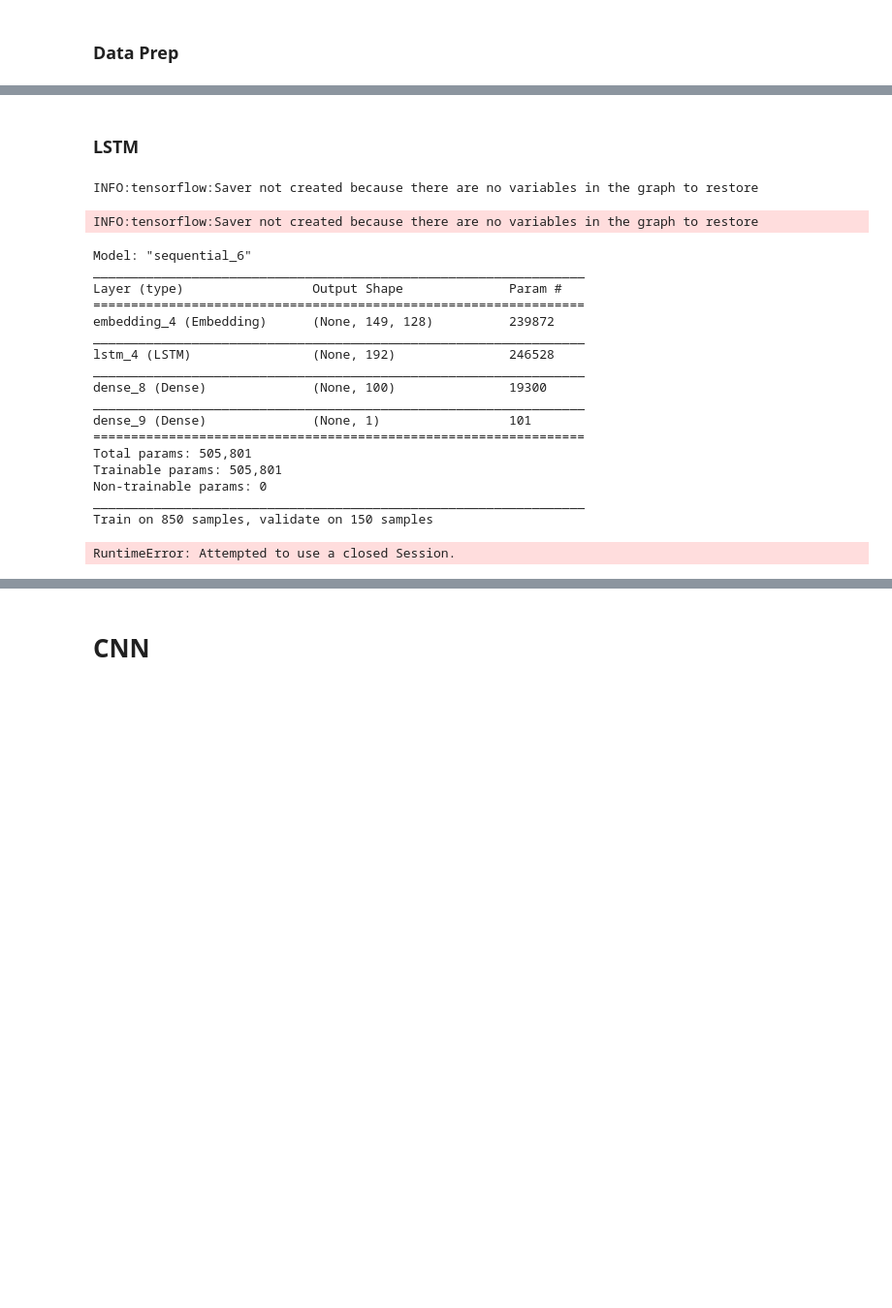
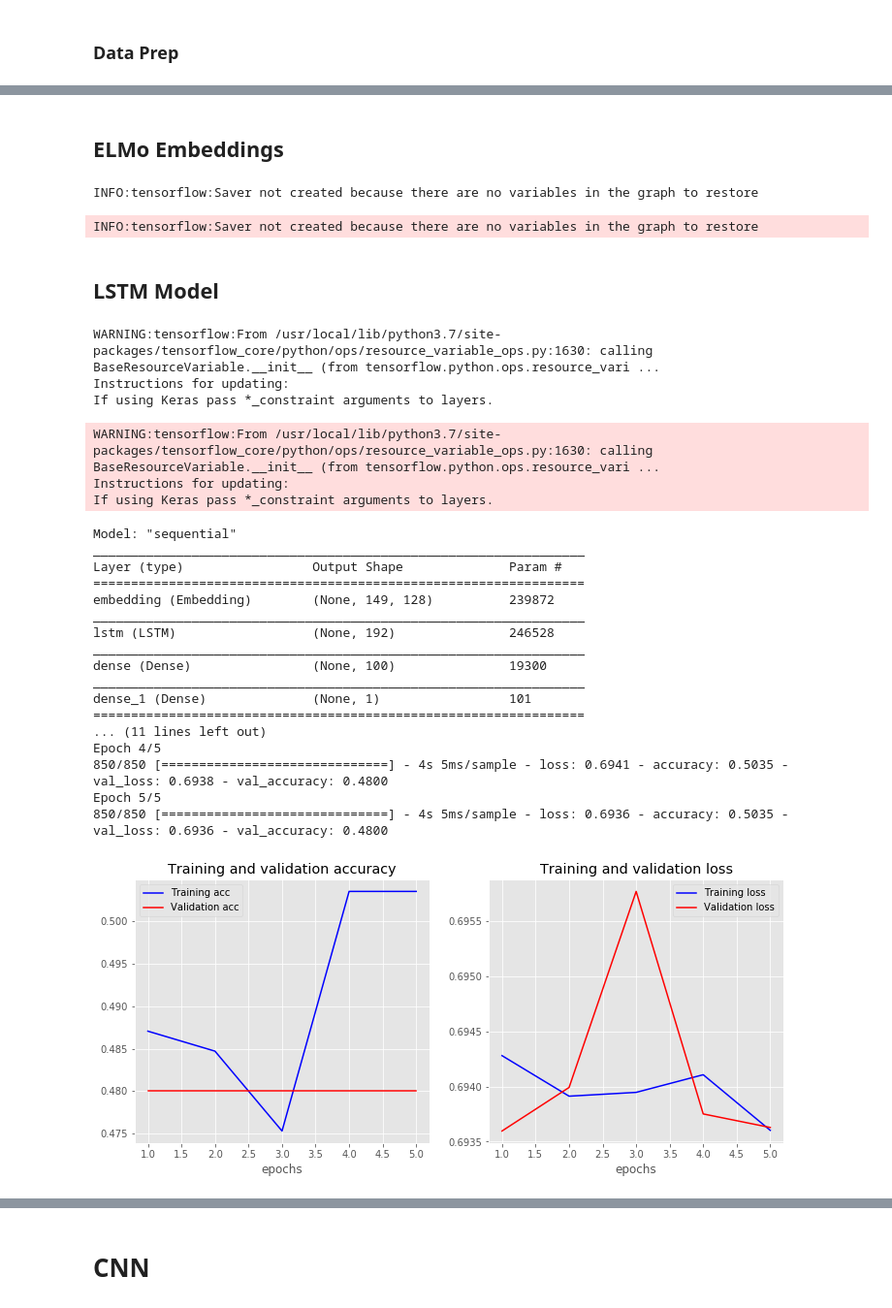
Before and after one commit to abhinavvv/dl-exp, a Jupyter notebook: sentiment-classification.ipynb, the cells around one changed output, grey strips where cells are left out. Shown at 97% size. Drawn from its saved outputs; the diff is of its cells as text; code cells hidden in the pictures; blank space fills up the shorter version.

```diff
--- a/sentiment-classification.ipynb
+++ b/sentiment-classification.ipynb
@@ -120,8 +115,8 @@ def plot_history(history):
     plt.title('Training and validation loss')
     plt.xlabel("epochs")
     plt.legend()
-# %% [markdown]
-### LSTM
+# %% [markdown]
+## ELMo Embeddings
 # %%
 import tensorflow_hub as hub
 
@@ -134,6 +129,8 @@ embeddings = elmo(sentences_train,
 # %% [output]
 INFO:tensorflow:Saver not created because there are no variables in the graph to restore
 INFO:tensorflow:Saver not created because there are no variables in the graph to restore
+# %% [markdown]
+## LSTM Model
 # %%
 def ELMoEmbedding(x):
     return elmo(tf.squeeze(tf.cast(x, tf.string)), signature="default", as_dict=True)["elmo"]
@@ -143,17 +140,15 @@ def createLSTM():
     model = tf.keras.Sequential()
     model.add(Input(shape=(1,), dtype="string"))
     model.add(Lambda(ELMoEmbedding, output_shape=(1024, ),name="elmo_embedding_layer"))
-#     model.add(hub_layer)
-#      embed = hub.KerasLayer(module_url)
-#     sequence_input = Input(shape=(MAX_SEQUENCE_LENGTH,), dtype='int32')
     model.add(LSTM(192,))
-    model.add(tf.keras.layers.Dense(16, activation='relu'))
+    model.add(Dropout(0.5))
+    model.add(tf.keras.layers.Dense(32, activation='relu'))
     model.add(tf.keras.layers.Dense(1, activation='sigmoid'))
 
     return model
 
 
-def createbLSTM():
+def create_base_LSTM():
     model=Sequential()
     model.add(Embedding(input_dim=vocab_size,
                         output_dim=128,
@@ -163,33 +158,39 @@ def createbLSTM():
     model.add(Dense(1,activation='sigmoid'))
     return model
 # %%
-model= createbLSTM()
-model.summary()
-model.compile(loss='binary_crossentropy',optimizer='adam',metrics=['accuracy'])
-plot_model(model, to_file='sentiment_basic_embedding_lstm.png',show_shapes=True, show_layer_names=True)
+bmodel= create_base_LSTM()
+bmodel.summary()
+bmodel.compile(loss='binary_crossentropy',optimizer='adam',metrics=['accuracy'])
+plot_model(bmodel, to_file='sentiment_basic_embedding_lstm.png',show_shapes=True, show_layer_names=True)
 # history = model.fit(sentences_train,y_train,batch_size=16,epochs=3,verbose=1)
 # validation_data=(sentences_test, y_test)
-history = model.fit(X_train,y_train,batch_size=16,epochs=5,verbose=1,validation_data=(X_test, y_test))
+history = bmodel.fit(X_train,y_train,batch_size=32,epochs=5,verbose=1,validation_data=(X_test, y_test))
 plot_history(history)
 # %% [output]
-Model: "sequential_6"
-_________________________________________________________________
-Layer (type)                 Output Shape              Param #
-=================================================================
-embedding_4 (Embedding)      (None, 149, 128)          239872
-_________________________________________________________________
-lstm_4 (LSTM)                (None, 192)               246528
-_________________________________________________________________
-dense_8 (Dense)              (None, 100)               19300
-_________________________________________________________________
-dense_9 (Dense)              (None, 1)                 101
-=================================================================
-Total params: 505,801
-Trainable params: 505,801
-Non-trainable params: 0
-_________________________________________________________________
-Train on 850 samples, validate on 150 samples
+WARNING:tensorflow:From /usr/local/lib/python3.7/site-packages/tensorflow_core/python/ops/resource_variable_ops.py:1630: calling BaseResourceVariable.__init__ (from tensorflow.python.ops.resource_vari ...
+Instructions for updating:
+If using Keras pass *_constraint arguments to layers.
-RuntimeError: Attempted to use a closed Session.
+WARNING:tensorflow:From /usr/local/lib/python3.7/site-packages/tensorflow_core/python/ops/resource_variable_ops.py:1630: calling BaseResourceVariable.__init__ (from tensorflow.python.ops.resource_vari ...
+Instructions for updating:
+If using Keras pass *_constraint arguments to layers.
+Model: "sequential"
+_________________________________________________________________
+Layer (type)                 Output Shape              Param #
+=================================================================
+embedding (Embedding)        (None, 149, 128)          239872
+_________________________________________________________________
+lstm (LSTM)                  (None, 192)               246528
+_________________________________________________________________
+dense (Dense)                (None, 100)               19300
+_________________________________________________________________
+dense_1 (Dense)              (None, 1)                 101
+=================================================================
+... (11 lines left out)
+Epoch 4/5
+850/850 [==============================] - 4s 5ms/sample - loss: 0.6941 - accuracy: 0.5035 - val_loss: 0.6938 - val_accuracy: 0.4800
+Epoch 5/5
+850/850 [==============================] - 4s 5ms/sample - loss: 0.6936 - accuracy: 0.5035 - val_loss: 0.6936 - val_accuracy: 0.4800
+[figure, added]
 # %%
 with tf.compat.v1.Session() as session:
     tf.compat.v1.keras.backend.set_session(session)
```
Also changed, not shown: parts of 8 cells of this notebook, 3 other files.
